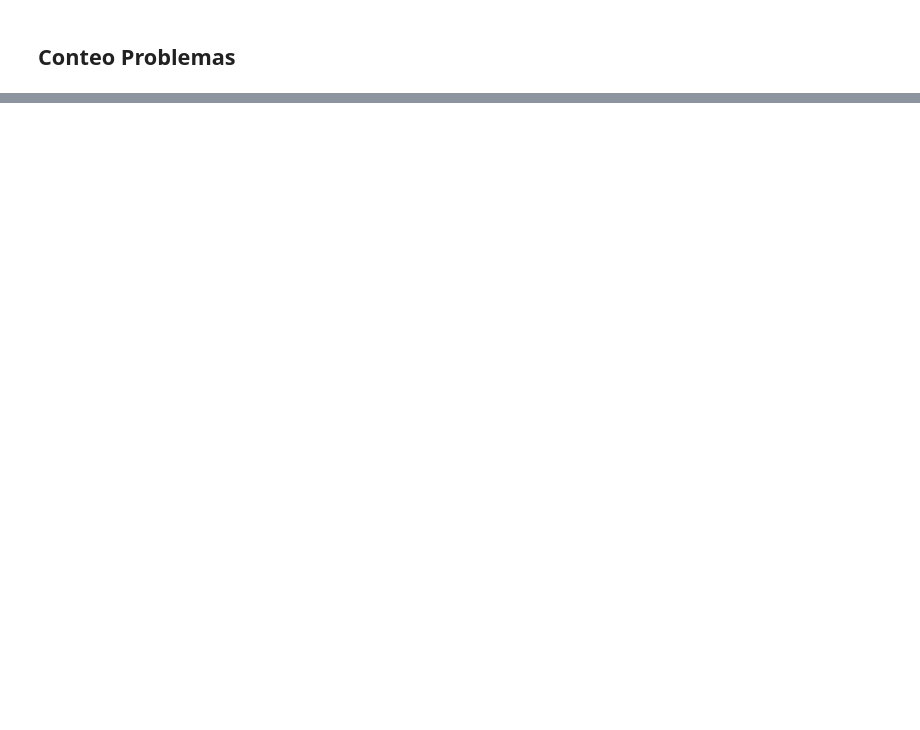
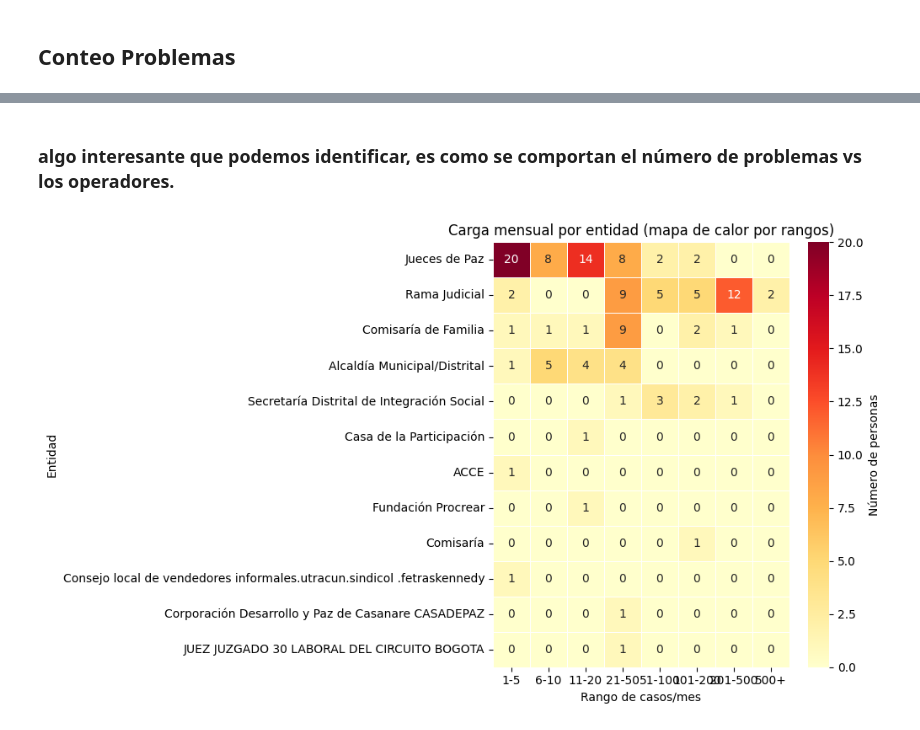
Before and after one commit to d-correalr/DSA, a Jupyter notebook: Expedición.ipynb, the cells around one changed output, grey strips where cells are left out. Drawn from its saved outputs; the diff is of its cells as text; code cells hidden in the pictures; blank space fills up the shorter version.

```diff
--- a/Expedición.ipynb
+++ b/Expedición.ipynb
@@ -1125,0 +1193,31 @@ m
+# %% [markdown]
+### algo interesante que podemos identificar, es como se comportan el número de problemas vs los operadores.
+# %%
+col_casos = "¿Cuantos problemas o conflictos atiendes por mes?"
+col_entidad = "Entidad (normalizada)"
+
+df[col_casos] = pd.to_numeric(df[col_casos], errors="coerce")
+df_f = df[(df[col_casos] > 0) & (df[col_casos] <= 1000)].copy()
+
+bins = [0,5,10,20,50,100,200,500,1000]
+labs = ["1-5","6-10","11-20","21-50","51-100","101-200","201-500","500+"]
+
+df_f["RangoCasosMes"] = pd.cut(df_f[col_casos], bins=bins, labels=labs, include_lowest=True, right=True)
+
+tabla = (df_f
+         .groupby([col_entidad,"RangoCasosMes"])
+         .size().unstack(fill_value=0))
+
+# Ordena entidades por total descendente y deja top-12 (el resto se puede agrupar si quieres)
+tabla = tabla.loc[tabla.sum(1).sort_values(ascending=False).index].head(12)
+
+plt.figure(figsize=(10,6))
+sns.heatmap(tabla, cmap="YlOrRd", linewidths=.5, linecolor="white", annot=True, fmt=".0f",
+            cbar_kws={'label':'Número de personas'})
+plt.title("Carga mensual por entidad (mapa de calor por rangos)")
+plt.xlabel("Rango de casos/mes")
+plt.ylabel("Entidad")
+plt.tight_layout()
+plt.show()
+# %% [output]
+[figure, added]
```
Also changed, not shown: parts of 27 cells of this notebook.
